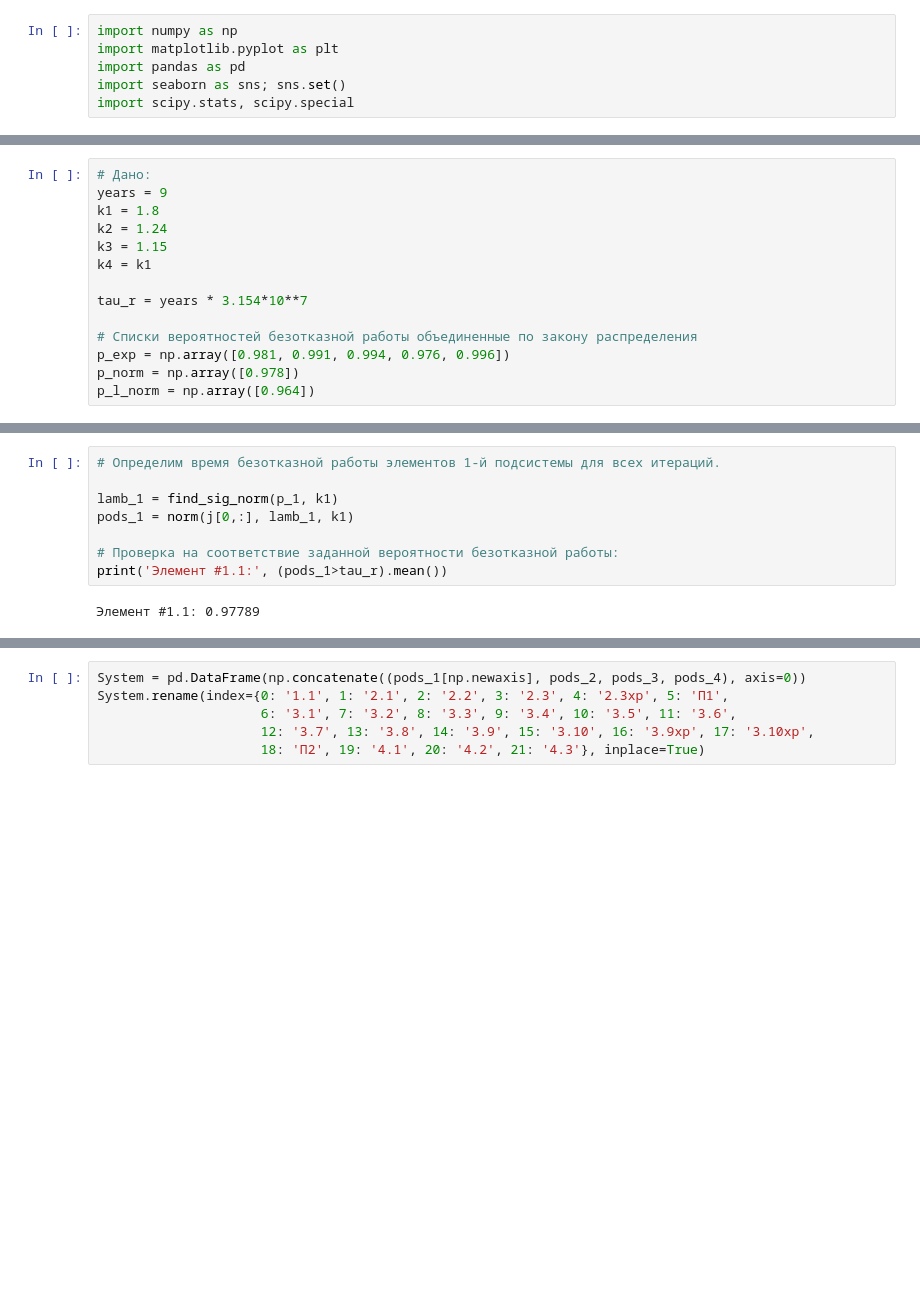
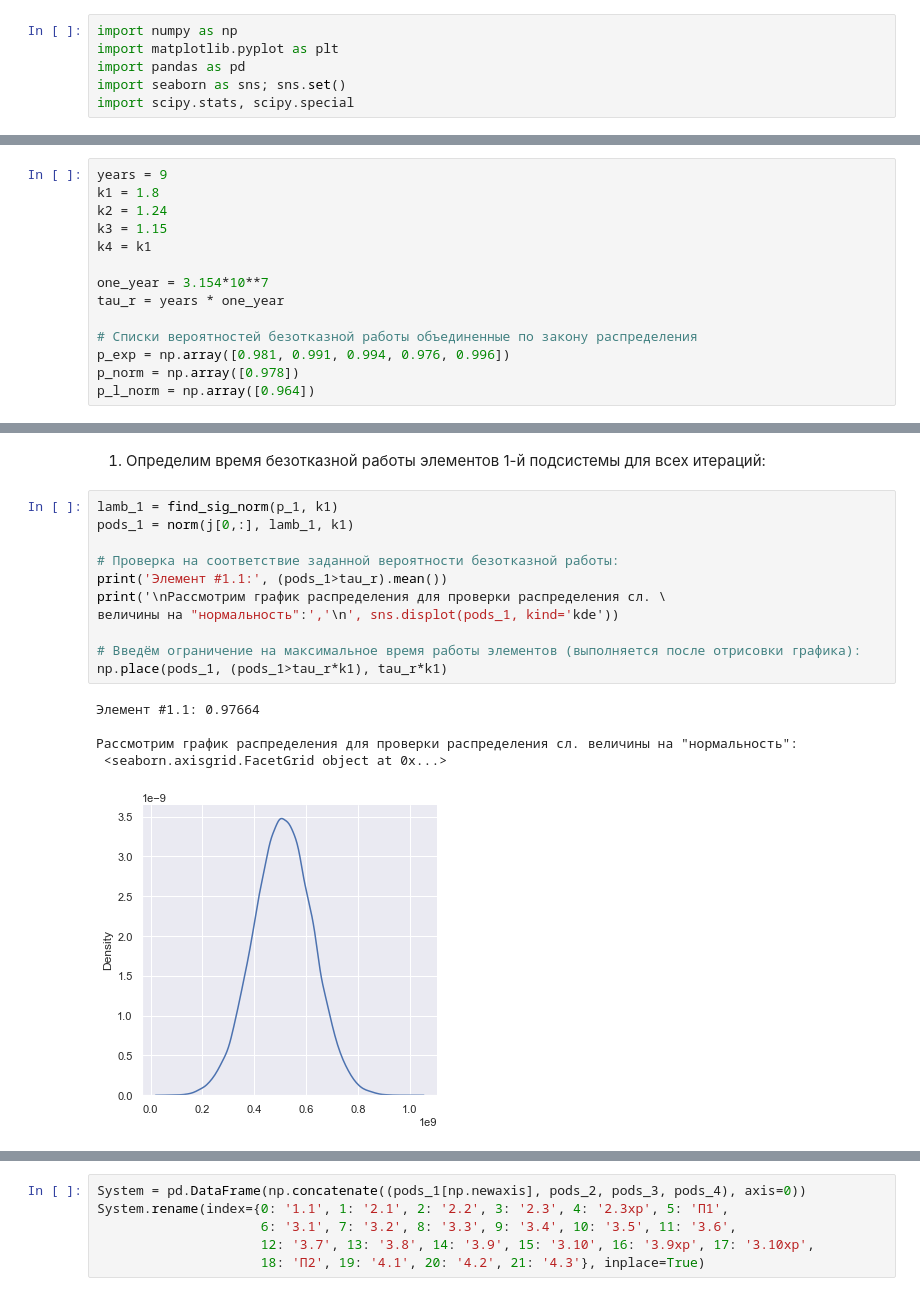
Before and after one commit to Astarrad/Nadezhnost, a Jupyter notebook: Nadejnost_rab_1.ipynb, the cells around one changed output, grey strips where cells are left out. Saved outputs shown, nothing was run; the diff lists cells and outputs as text; blank space fills up the shorter version.

```diff
--- a/Nadejnost_rab_1.ipynb
+++ b/Nadejnost_rab_1.ipynb
@@ -7,12 +9,12 @@ import scipy.stats, scipy.special
 # %%
-# Дано:
 years = 9
 k1 = 1.8
 k2 = 1.24
 k3 = 1.15
 k4 = k1
 
-tau_r = years * 3.154*10**7
+one_year = 3.154*10**7
+tau_r = years * one_year
 
 # Списки вероятностей безотказной работы объединенные по закону распределения
 p_exp = np.array([0.981, 0.991, 0.994, 0.976, 0.996])
@@ -84,10 +99,19 @@ J_test = pd.DataFrame(j.T)
+# %% [markdown]
+1. Определим время безотказной работы элементов 1-й подсистемы для всех итераций:
 # %%
-# Определим время безотказной работы элементов 1-й подсистемы для всех итераций.
-
 lamb_1 = find_sig_norm(p_1, k1)
 pods_1 = norm(j[0,:], lamb_1, k1)
 
 # Проверка на соответствие заданной вероятности безотказной работы:
 print('Элемент #1.1:', (pods_1>tau_r).mean())
+print('\nРассмотрим график распределения для проверки распределения сл. \
+величины на "нормальность":','\n', sns.displot(pods_1, kind='kde'))
+
+# Введём ограничение на максимальное время работы элементов (выполняется после отрисовки графика):
+np.place(pods_1, (pods_1>tau_r*k1), tau_r*k1)
 # %% [output]
-Элемент #1.1: 0.97789
+Элемент #1.1: 0.97664
+
+Рассмотрим график распределения для проверки распределения сл. величины на "нормальность":
+ <seaborn.axisgrid.FacetGrid object at 0x...>
+[figure, added]
```
Also changed, not shown: parts of 57 cells of this notebook.
